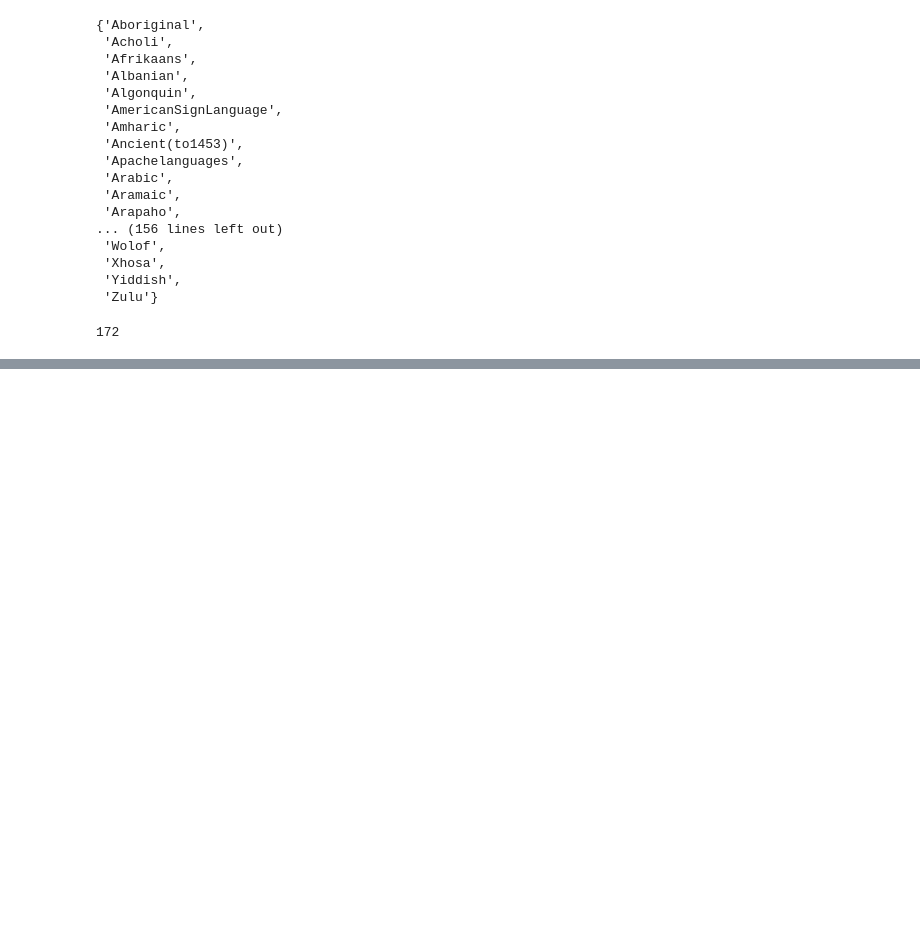
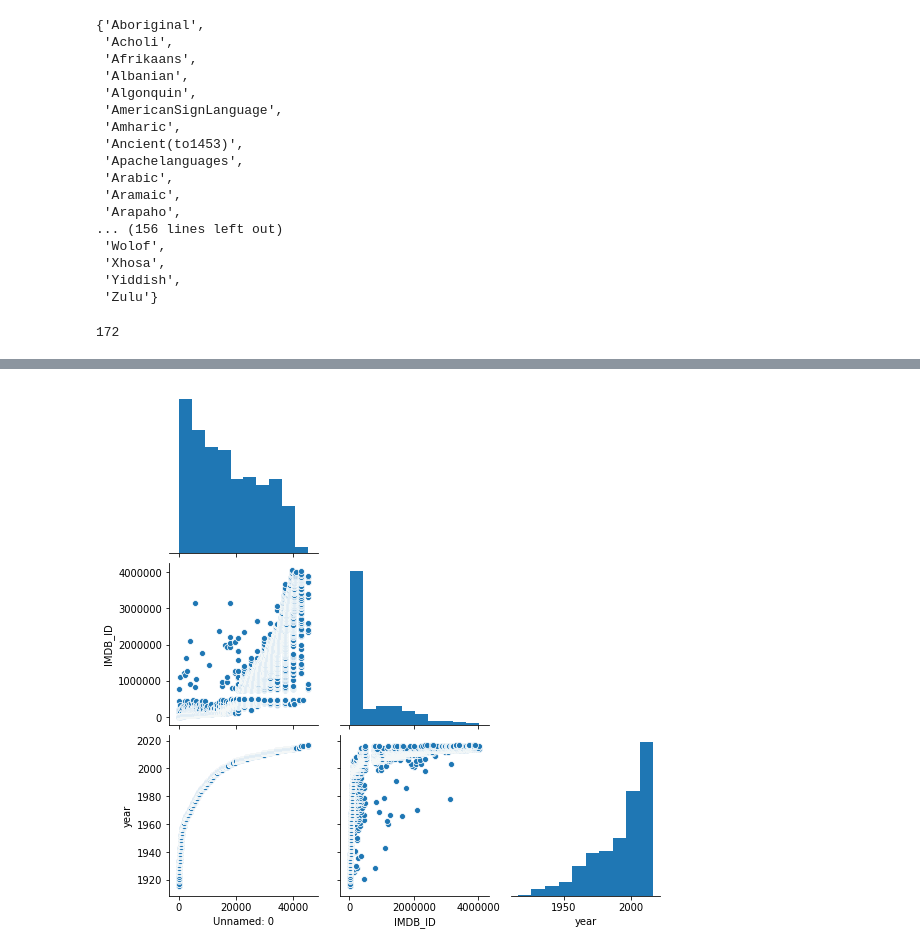
Before and after one commit to LennartKeller/SubtitleClustering, a Jupyter notebook: data_exploration/DataExploration.ipynb, the cells around one changed output, grey strips where cells are left out. Cells and saved outputs as stored; diff of their text form; code cells hidden in the pictures; blank space fills up the shorter version.

```diff
--- a/data_exploration/DataExploration.ipynb
+++ b/data_exploration/DataExploration.ipynb
@@ -164,0 +209,4 @@ len(single_region)
+# %%
+grid = sns.pairplot(df, corner=True)
+# %% [output]
+[figure, added]
```
Also changed, not shown: parts of 7 cells of this notebook.
